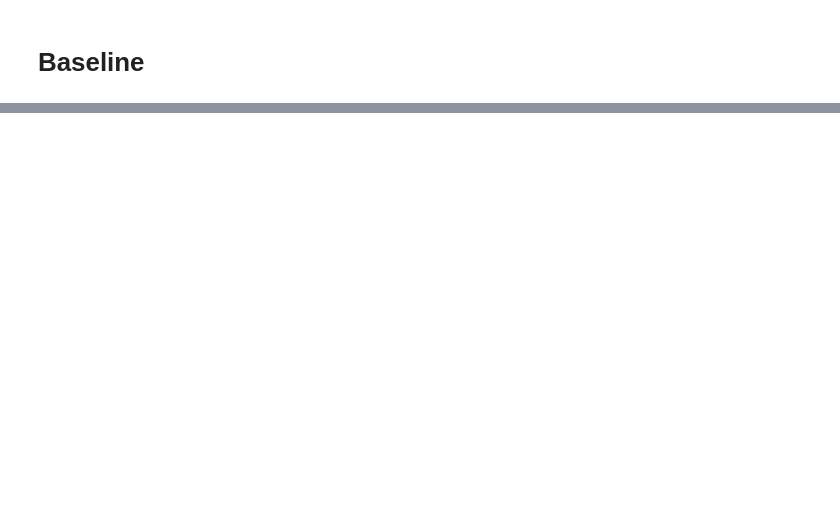
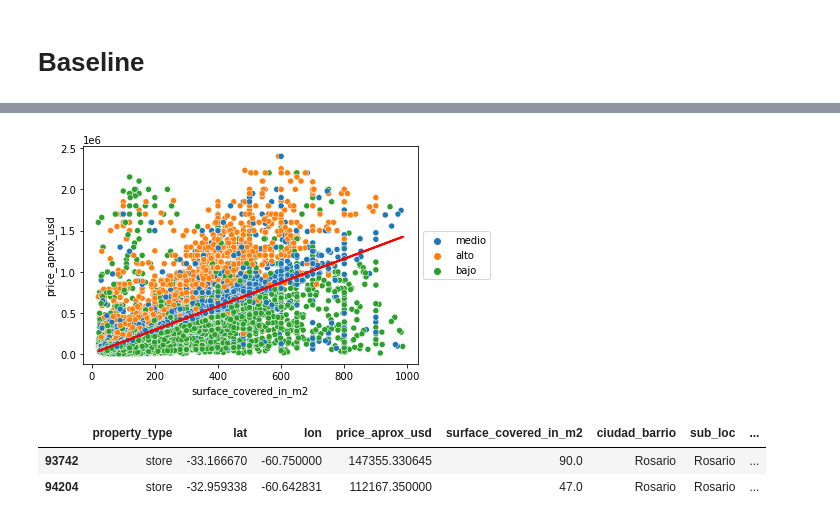
Before and after one commit to soledadh/limpieza_dataset_inmobiliario, a Jupyter notebook: regression.ipynb, the cells around one changed output, grey strips where cells are left out. Cells and saved outputs as stored; diff of their text form; code cells hidden in the pictures; blank space fills up the shorter version.

```diff
--- a/regression.ipynb
+++ b/regression.ipynb
@@ -565,0 +117,11 @@ df_depto.to_csv('df_depto.csv')
+# %%
+cv_casa = reg_lineal_simple(df_casa, 'surface_covered_in_m2')
+# %% [output]
+[figure, added]
+# %%
+df_store = df[df.property_type == 'store']
+df_store.sample(2)
+# %% [output]
+|  | property_type | lat | lon | price_aprox_usd | surface_covered_in_m2 | ciudad_barrio | sub_loc | ... |
+| 93742 | store | -33.166670 | -60.750000 | 147355.330645 | 90.0 | Rosario | Rosario | ... |
+| 94204 | store | -32.959338 | -60.642831 | 112167.350000 | 47.0 | Rosario | Rosario | ... |
```
Also changed, not shown: parts of 90 cells of this notebook.
